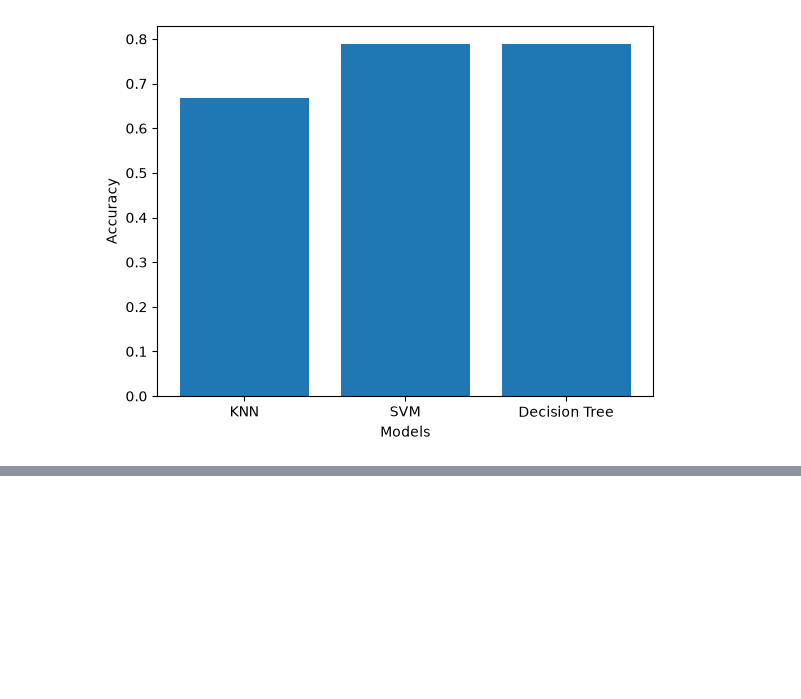
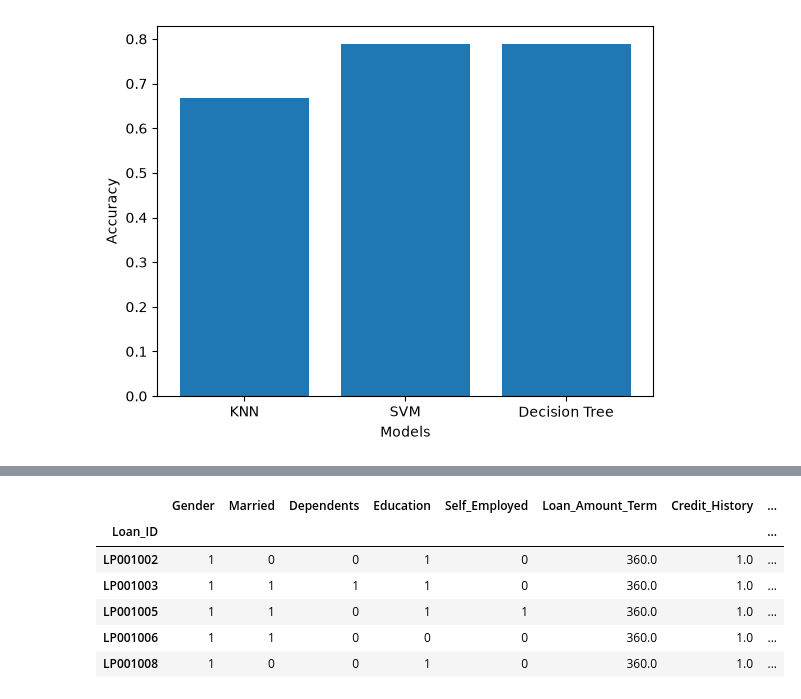
Before and after one commit to revanth01-code/ML-Loan-prediction-, a Jupyter notebook: m.ipynb, the cells around one changed output, grey strips where cells are left out. Cells and saved outputs as stored; diff of their text form; code cells hidden in the pictures; blank space fills up the shorter version.

```diff
--- a/m.ipynb
+++ b/m.ipynb
@@ -884,0 +967,12 @@ plt.show()
+# %%
+train.drop(['ApplicantIncome','LoanAmount','CoapplicantIncome_log_offset','CoapplicantIncome'],axis=1,inplace=True)
+# %%
+train.head()
+# %% [output]
+|  | Gender | Married | Dependents | Education | Self_Employed | Loan_Amount_Term | Credit_History | ... |
+| Loan_ID |  |  |  |  |  |  |  | ... |
+| LP001002 | 1 | 0 | 0 | 1 | 0 | 360.0 | 1.0 | ... |
+| LP001003 | 1 | 1 | 1 | 1 | 0 | 360.0 | 1.0 | ... |
+| LP001005 | 1 | 1 | 0 | 1 | 1 | 360.0 | 1.0 | ... |
+| LP001006 | 1 | 1 | 0 | 0 | 0 | 360.0 | 1.0 | ... |
+| LP001008 | 1 | 0 | 0 | 1 | 0 | 360.0 | 1.0 | ... |
```
Also changed, not shown: parts of 23 cells of this notebook, 1 other file.
